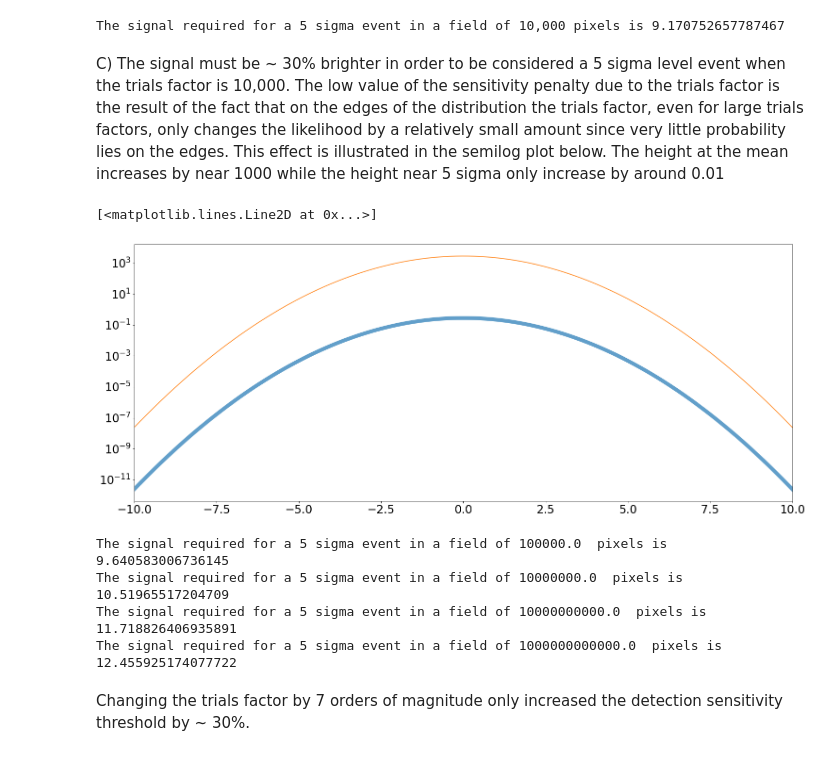
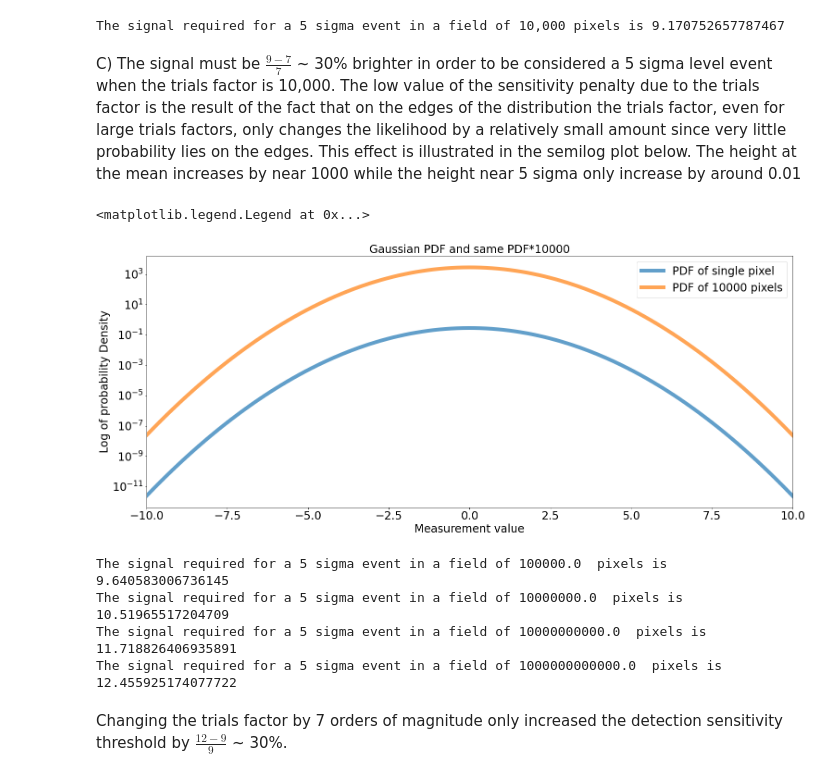
Before and after one commit to cmerrill11/Phys-434, a Jupyter notebook: Lab2.ipynb, the cells around one changed output. Drawn from its saved outputs; the diff is of its cells as text; code cells hidden in the pictures.

```diff
--- a/Lab2.ipynb
+++ b/Lab2.ipynb
@@ -281,23 +281,27 @@ print("The signal required for a 5 sigma event in a field of 10,000 pixels is",
 # %% [output]
 The signal required for a 5 sigma event in a field of 10,000 pixels is 9.170752657787467
 # %% [markdown]
-C) The signal must be ~ 30% brighter in order to be considered a 5 sigma level event when the trials factor is 10,000. The low value of the sensitivity penalty due to the trials factor is the result of the fact that on the edges of the distribution the trials factor, even for large trials factors, only changes the likelihood by a relatively small amount since very little probability lies on the edges. This effect is illustrated in the semilog plot below. The height at the mean increases by near 1000 while the height near 5 sigma only increase by around 0.01
+C) The signal must be $\frac{9-7}{7}$ ~ 30% brighter in order to be considered a 5 sigma level event when the trials factor is 10,000. The low value of the sensitivity penalty due to the trials factor is the result of the fact that on the edges of the distribution the trials factor, even for large trials factors, only changes the likelihood by a relatively small amount since very little probability lies on the edges. This effect is illustrated in the semilog plot below. The height at the mean increases by near 1000 while the height near 5 sigma only increase by around 0.01
 # %%
 x = np.linspace(-10, 10, 1000)
 mean = 0
 stddv = 1.4
 pdf = stats.norm.pdf(x, loc = mean, scale = stddv)
 pdf10k = pdf*10000
 
 fig, ax = plt.subplots(1, 1)
 plt.tick_params(labelsize = 24)
 plt.xlim([-10,10])
 plt.yscale('log')
-ax.plot(x, pdf, linewidth = 8, alpha = 0.7)
-ax.plot(x, pdf10k)
+ax.plot(x, pdf, linewidth = 8, alpha = 0.7, label = "PDF of single pixel")
+ax.plot(x, pdf10k, linewidth = 8, alpha = 0.7, label = "PDF of 10000 pixels")
+plt.xlabel("Measurement value", fontsize = 24)
+plt.ylabel("Log of probability Density", fontsize = 24);
+plt.title("Gaussian PDF and same PDF*10000", fontsize = 24);
+plt.legend(fontsize = 24)
 # %% [output]
-[<matplotlib.lines.Line2D at 0x...>]
+<matplotlib.legend.Legend at 0x...>
-[figure, old version]
+[figure, new version]
 # %%
 # Problem 4.D
 
@@ -312,4 +316,4 @@ The signal required for a 5 sigma event in a field of 10000000.0  pixels is 10.5
 The signal required for a 5 sigma event in a field of 10000000000.0  pixels is 11.718826406935891
 The signal required for a 5 sigma event in a field of 1000000000000.0  pixels is 12.455925174077722
 # %% [markdown]
-Changing the trials factor by 7 orders of magnitude only increased the detection sensitivity threshold by ~ 30%.
+Changing the trials factor by 7 orders of magnitude only increased the detection sensitivity threshold by $\frac{12-9}{9}$ ~ 30%.
```
